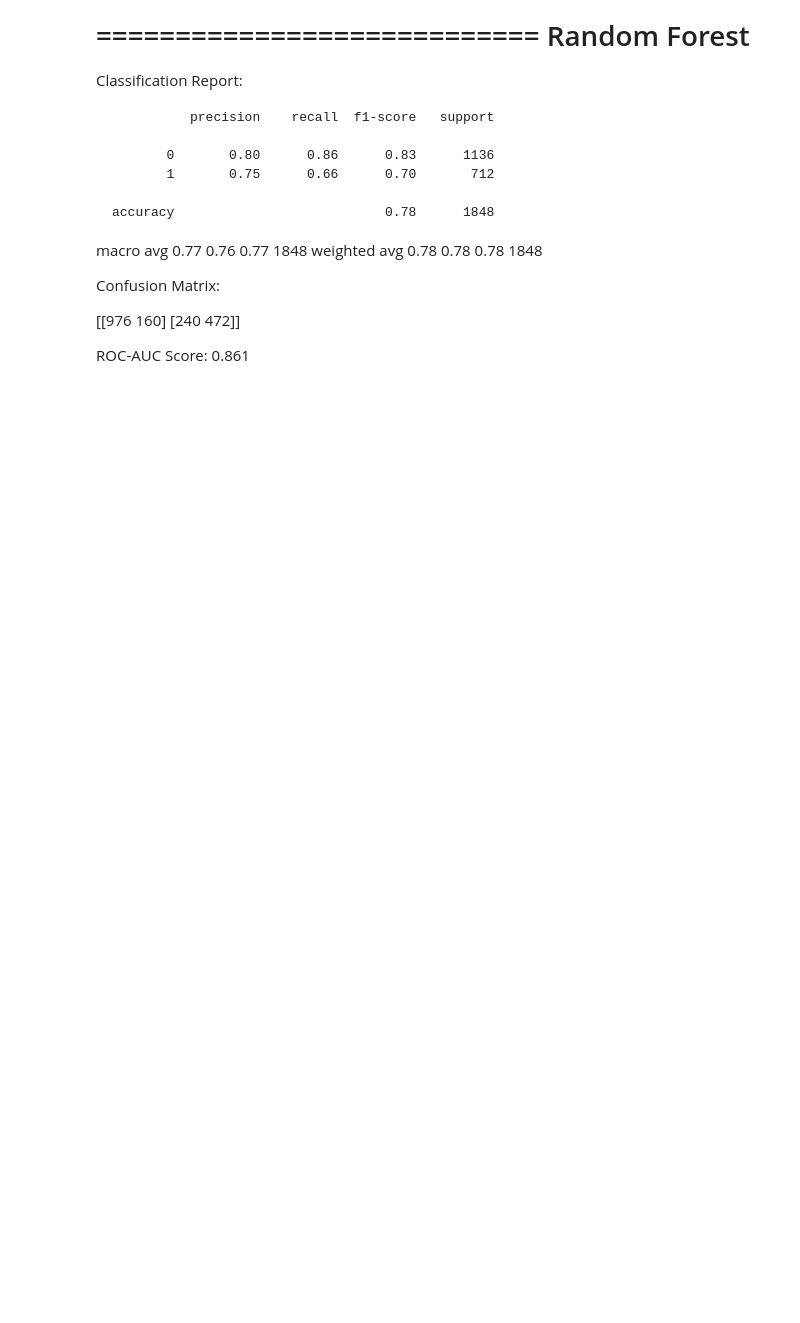
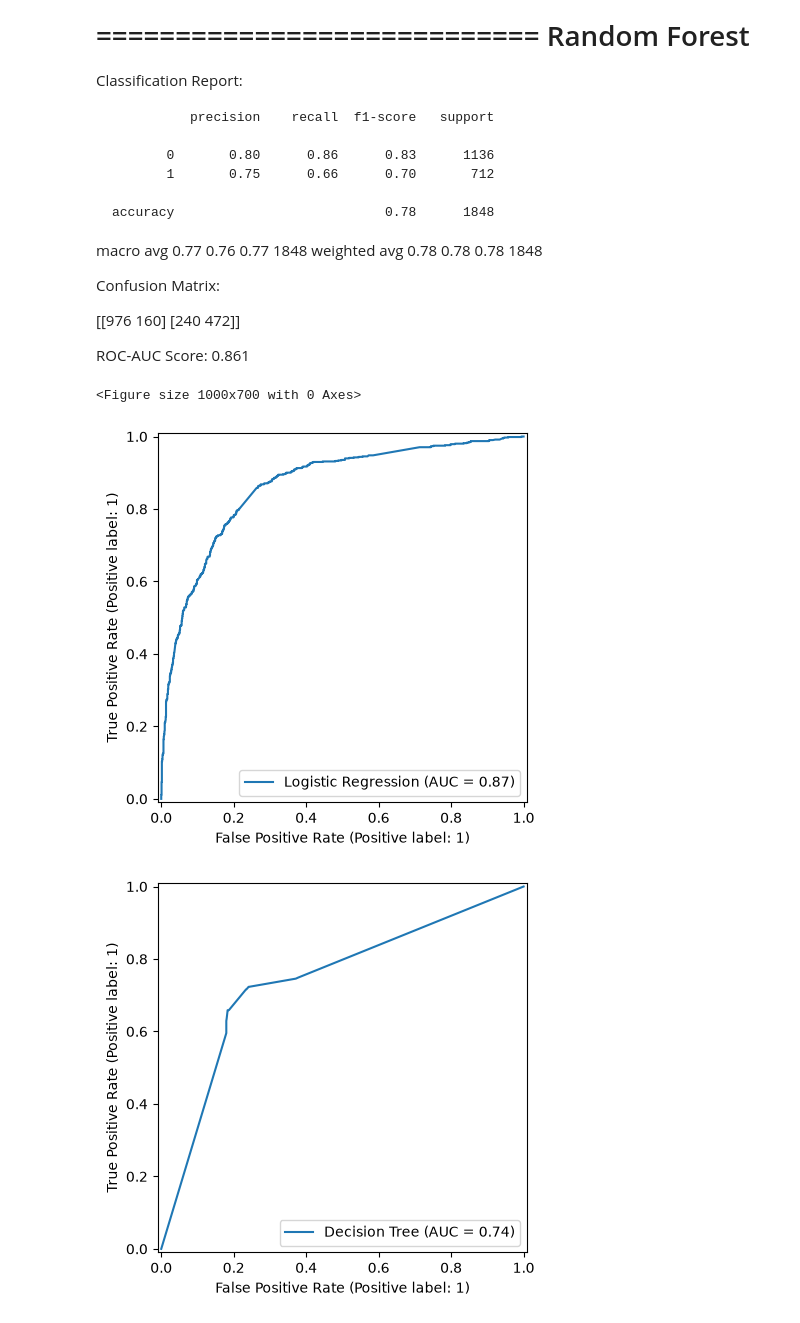
Before and after one commit to mohsinshafait/ai-lead-scoring, a Jupyter notebook: notebooks/03_model_training.ipynb, the cells around one changed output. Drawn from its saved outputs; the diff is of its cells as text; code cells hidden in the pictures; blank space fills up the shorter version.

Commit message:
Complete baseline model training and tuning updated

```diff
--- a/notebooks/03_model_training.ipynb
+++ b/notebooks/03_model_training.ipynb
@@ -833,3 +833,37 @@ Confusion Matrix:
 
 ROC-AUC Score:
 0.861
+# %%
+from sklearn.metrics import RocCurveDisplay
+import matplotlib.pyplot as plt
+
+plt.figure(figsize=(10, 7))
+
+for model_name, model in trained_models.items():
+
+    # Get conversion probabilities
+    y_prob = model.predict_proba(X_test)[:, 1]
+
+    # Plot ROC curve
+    RocCurveDisplay.from_predictions(
+        y_test,
+        y_prob,
+        name=model_name
+    )
+
+# Random classifier reference line
+plt.plot(
+    [0, 1],
+    [0, 1],
+    linestyle="--"
+)
+
+plt.title("ROC Curve Comparison - Baseline Models")
+plt.xlabel("False Positive Rate")
+plt.ylabel("True Positive Rate")
+
+plt.show()
+# %% [output]
+<Figure size 1000x700 with 0 Axes>
+[figure, added]
+[figure, added]
```
Also changed, not shown: parts of 8 cells of this notebook.
